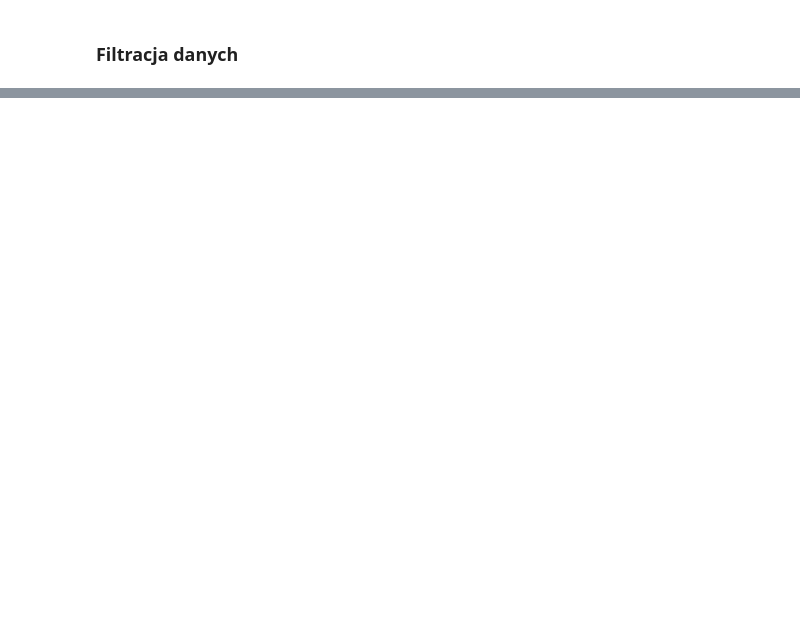
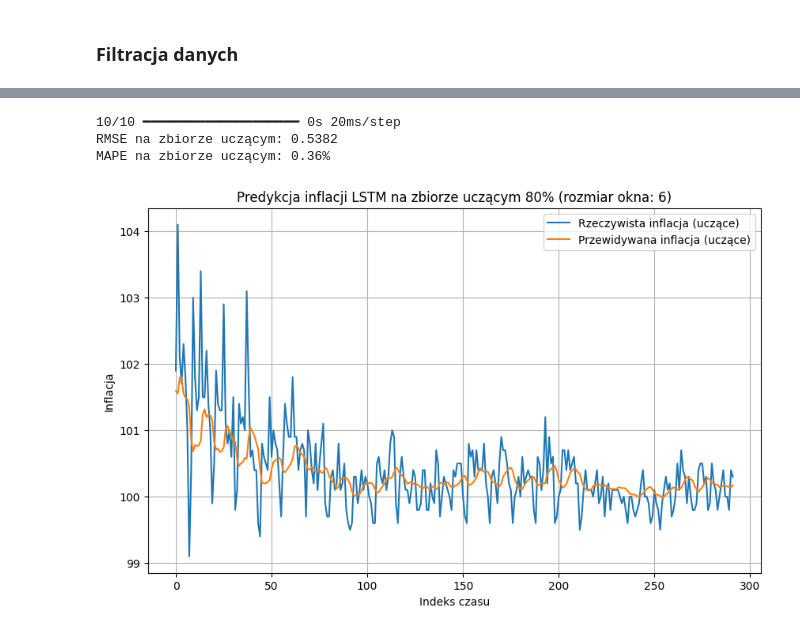
Before and after one commit to Krzemon/Inflation-Forecasting, a Jupyter notebook: MIO_sequential.ipynb, the cells around one changed output, grey strips where cells are left out. Cells and saved outputs as stored; diff of their text form; code cells hidden in the pictures; blank space fills up the shorter version.

```diff
--- a/MIO_sequential.ipynb
+++ b/MIO_sequential.ipynb
@@ -410,0 +125,10 @@ plt.show()
+# %%
+data_1 = np.zeros((len(data_array), 2))
+for i, row in enumerate(data_array):
+    time_index = (int(row[0]) - 1982) * 12 + int(row[1])
+    data_1[i] = [time_index, float(row[2])]
+
+# --- Skalowanie danych ---
+scaler = MinMaxScaler(feature_range=(0, 1))
+inflation_scaled = scaler.fit_transform(data_1[:, 1].reshape(-1, 1))
+data_scaled = np.hstack((data_1[:, 0].reshape(-1, 1), inflation_scaled))
@@ -410,0 +162,15 @@ plt.show()
+# %%
+data_4 = np.zeros_like(data_1[149:])  # od indeksu 149 (czyli 150. rekord)
+
+absolute_result = 1.0  # start od 1.0
+data_4[0] = [data_1[149, 0], absolute_result]
+
+for i in range(1, len(data_4)):
+    change = (data_1[149 + i, 1] - 100.0) / 100.0
+    absolute_result += absolute_result * change
+    data_4[i] = [data_1[149 + i, 0], absolute_result]
+
+# --- Skalowanie danych ---
+scaler = MinMaxScaler(feature_range=(0, 1))
+inflation_scaled = scaler.fit_transform(data_4[:, 1].reshape(-1, 1))
+data_scaled = np.hstack((data_4[:, 0].reshape(-1, 1), inflation_scaled))
@@ -410,0 +240,25 @@ plt.show()
+# %%
+# --- Ewaluacja na zbiorze uczącym ---
+y_train_pred_scaled = model.predict(X_train)
+y_train_pred = scaler.inverse_transform(y_train_pred_scaled)
+y_train_actual = scaler.inverse_transform(y_train.reshape(-1, 1))
+
+rmse_train = np.sqrt(mean_squared_error(y_train_actual, y_train_pred))
+mape_train = mean_absolute_percentage_error(y_train_actual, y_train_pred) * 100  # w %
+print(f"RMSE na zbiorze uczącym: {rmse_train:.4f}")
+print(f"MAPE na zbiorze uczącym: {mape_train:.2f}%")
+
+plt.figure(figsize=(10, 6))
+plt.plot(y_train_actual, label='Rzeczywista inflacja (uczące)')
+plt.plot(y_train_pred, label='Przewidywana inflacja (uczące)')
+plt.title(f'Predykcja inflacji LSTM na zbiorze uczącym {TRAIN_RATIO * 100:.0f}% (rozmiar okna: {WINDOW_SIZE})')
+plt.xlabel('Indeks czasu')
+plt.ylabel('Inflacja')
+plt.legend()
+plt.grid(True)
+plt.show()
+# %% [output]
+10/10 ━━━━━━━━━━━━━━━━━━━━ 0s 20ms/step
+RMSE na zbiorze uczącym: 0.5382
+MAPE na zbiorze uczącym: 0.36%
+[figure, added]
```
Also changed, not shown: parts of 47 cells of this notebook, 3 other files.
